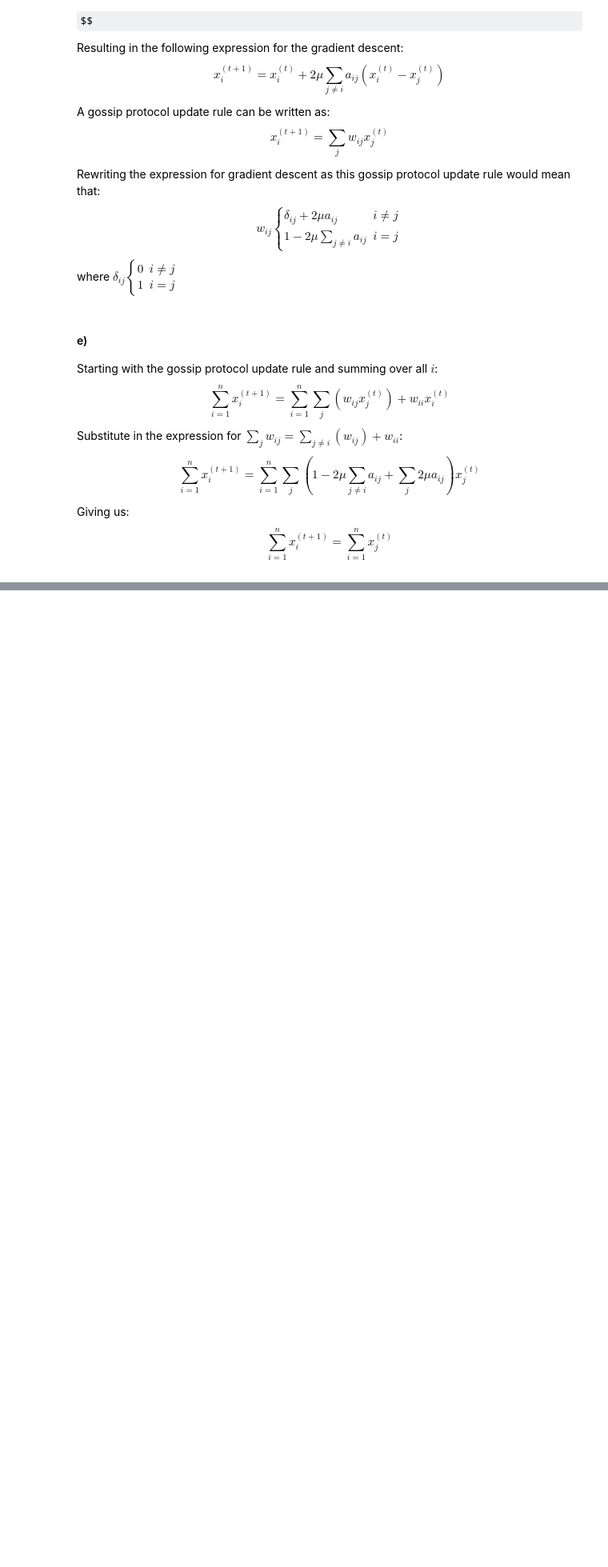
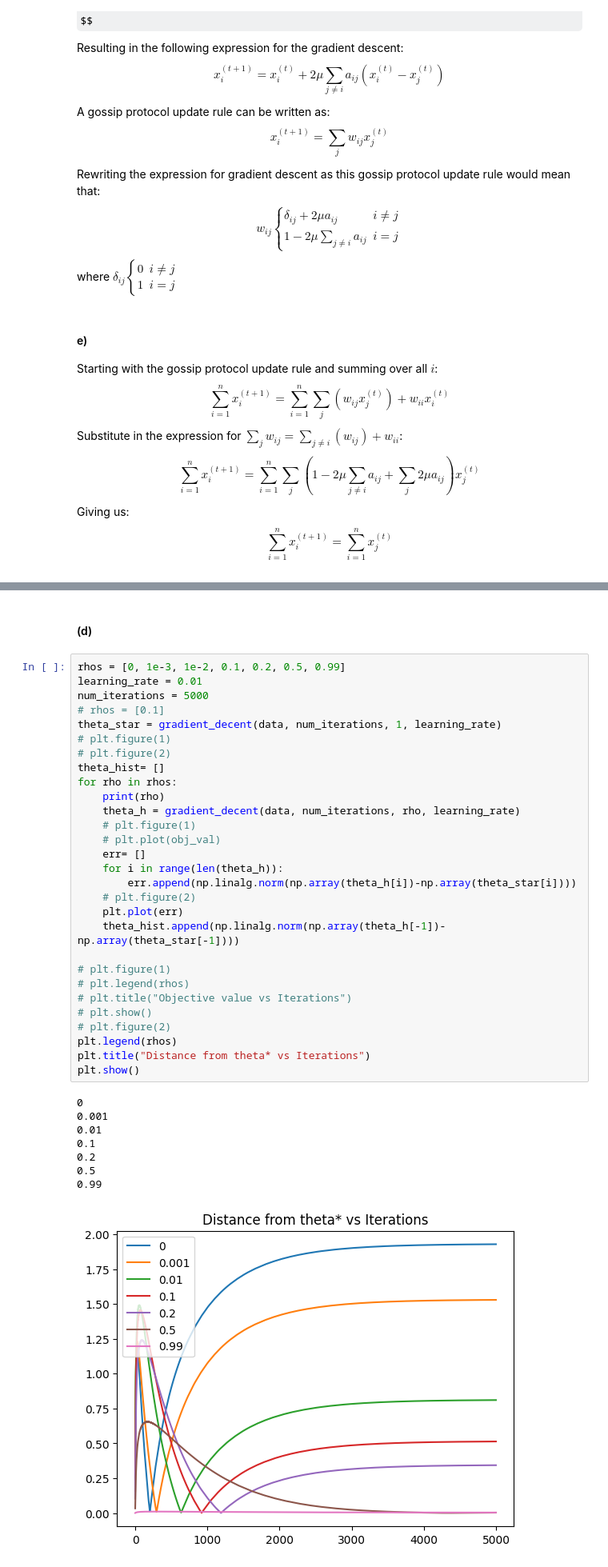
Before and after one commit to darkopetrov/DAT570_Continuous_optimization_in_data_science, a Jupyter notebook: Module_7/Notebook_7.ipynb, the cells around one changed output, grey strips where cells are left out. Shown at 80% size. Cells and saved outputs as stored; diff of their text form; some formulas as TeX source; blank space fills up the shorter version.

```diff
--- a/Module_7/Notebook_7.ipynb
+++ b/Module_7/Notebook_7.ipynb
@@ -119,0 +208,40 @@ $$
+# %% [markdown]
+#### (d)
+# %%
+rhos = [0, 1e-3, 1e-2, 0.1, 0.2, 0.5, 0.99]
+learning_rate = 0.01
+num_iterations = 5000
+# rhos = [0.1]
+theta_star = gradient_decent(data, num_iterations, 1, learning_rate)
+# plt.figure(1)
+# plt.figure(2)
+theta_hist= []
+for rho in rhos:
+    print(rho)
+    theta_h = gradient_decent(data, num_iterations, rho, learning_rate)
+    # plt.figure(1)
+    # plt.plot(obj_val)
+    err= []
+    for i in range(len(theta_h)):
+        err.append(np.linalg.norm(np.array(theta_h[i])-np.array(theta_star[i])))
+    # plt.figure(2)
+    plt.plot(err)
+    theta_hist.append(np.linalg.norm(np.array(theta_h[-1])-np.array(theta_star[-1])))
+
+# plt.figure(1)
+# plt.legend(rhos)
+# plt.title("Objective value vs Iterations")
+# plt.show()
+# plt.figure(2)
+plt.legend(rhos)
+plt.title("Distance from theta* vs Iterations")
+plt.show()
+# %% [output]
+0
+0.001
+0.01
+0.1
+0.2
+0.5
+0.99
+[figure, added]
```
Also changed, not shown: parts of 5 cells of this notebook.
